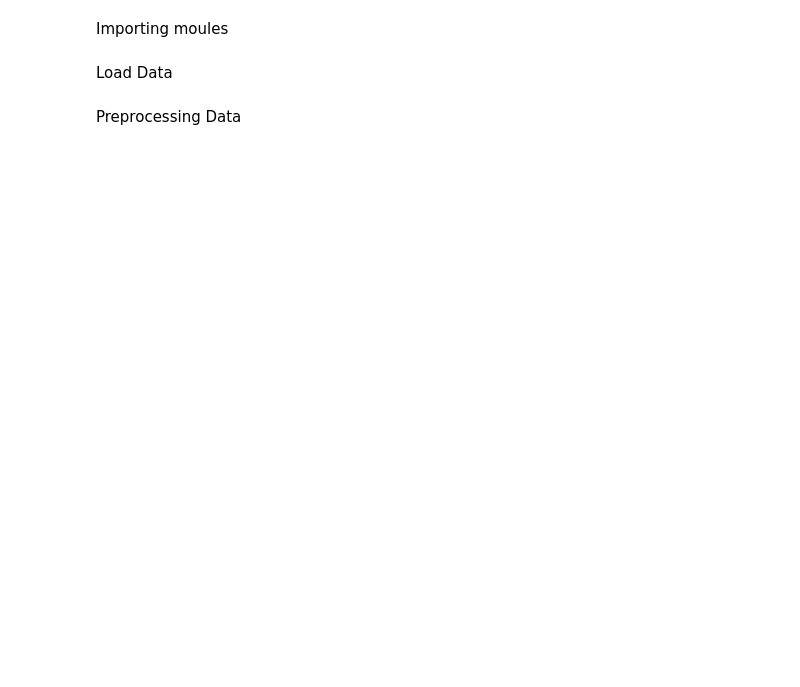
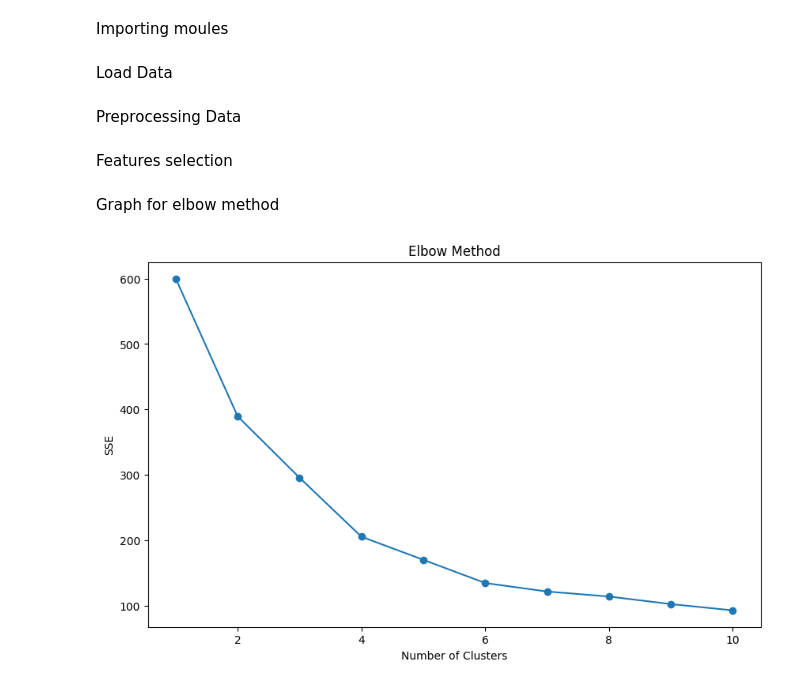
Before and after one commit to Lekshitha3124/Mall_Customer_Cluster, a Jupyter notebook: Mall_Cluster.ipynb, the cells around one changed output. Drawn from its saved outputs; the diff is of its cells as text; code cells hidden in the pictures; blank space fills up the shorter version.

```diff
--- a/Mall_Cluster.ipynb
+++ b/Mall_Cluster.ipynb
@@ -25,3 +25,30 @@ data[numeric_columns] = data[numeric_columns].fillna(data[numeric_columns].mean(
 label_encoder = LabelEncoder()
 for column in non_numeric_columns:
     data[column] = label_encoder.fit_transform(data[column].astype(str))
+# %% [markdown]
+Features selection
+# %%
+features = ['Age', 'Annual Income (k$)', 'Spending Score (1-100)']
+X = data[features]
+
+# Scale numerical features
+scaler = StandardScaler()
+X_scaled = scaler.fit_transform(X)
+
+# Optimal number of clusters using Elbow method
+sse = []
+for k in range(1, 11):
+    kmeans = KMeans(n_clusters=k, random_state=42)
+    kmeans.fit(X_scaled)
+    sse.append(kmeans.inertia_)
+# %% [markdown]
+Graph for elbow method
+# %%
+plt.figure(figsize=(10, 6))
+plt.plot(range(1, 11), sse, marker='o')
+plt.xlabel('Number of Clusters')
+plt.ylabel('SSE')
+plt.title('Elbow Method')
+plt.show()
+# %% [output]
+[figure, added]
```
Also changed, not shown: parts of 3 cells of this notebook.
